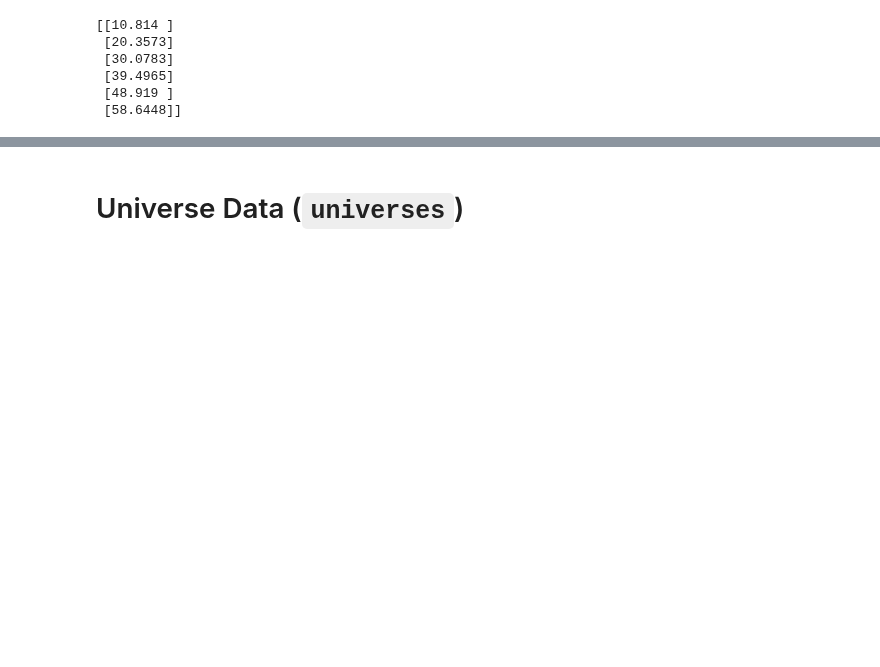
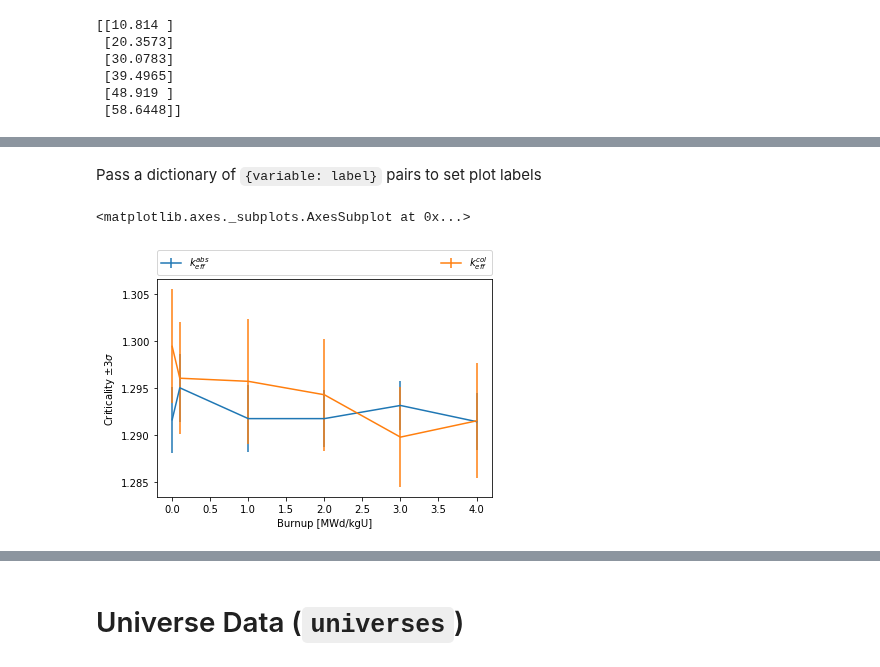
Before and after one commit to CORE-GATECH-GROUP/serpent-tools, a Jupyter notebook: examples/ResultsReader.ipynb, the cells around one changed output, grey strips where cells are left out. Cells and saved outputs as stored; diff of their text form; code cells hidden in the pictures; blank space fills up the shorter version.

```diff
--- a/examples/ResultsReader.ipynb
+++ b/examples/ResultsReader.ipynb
@@ -133,0 +134,11 @@ plt.ylabel('k-eff');
+# %% [markdown]
+Pass a dictionary of ``{variable: label}`` pairs to set plot labels
+# %%
+# plot multiple values with better labels and formatting
+res.plot(
+    'burnup', {'absKeff': '$k_{eff}^{abs}$', 'colKeff': '$k_{eff}^{col}$'},
+    ylabel=r'Criticality $\pm 3\sigma$',
+    legend='above', ncol=2)
+# %% [output]
+<matplotlib.axes._subplots.AxesSubplot at 0x...>
+[figure, added]
```
Also changed, not shown: parts of 12 cells of this notebook, 7 other files.
